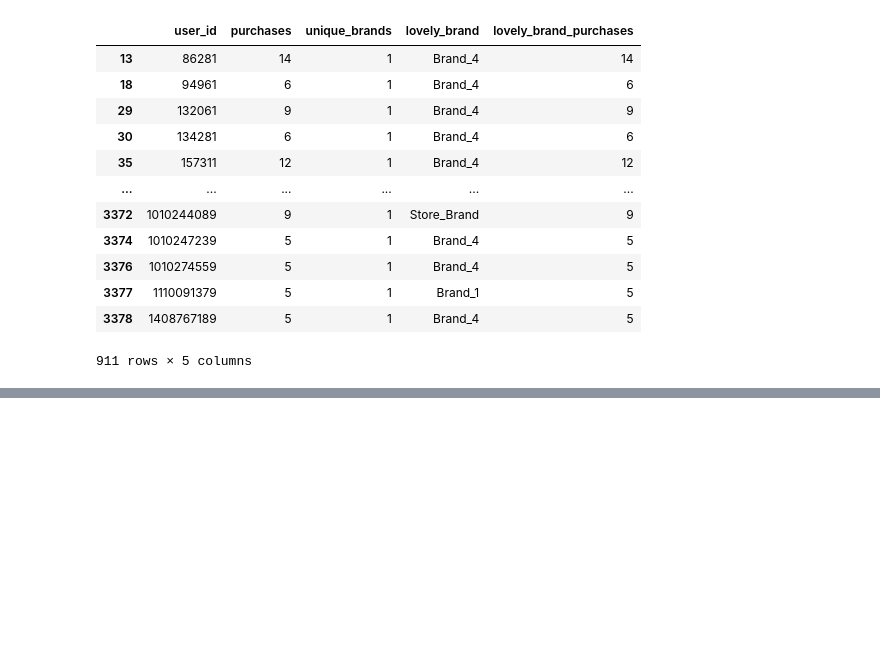
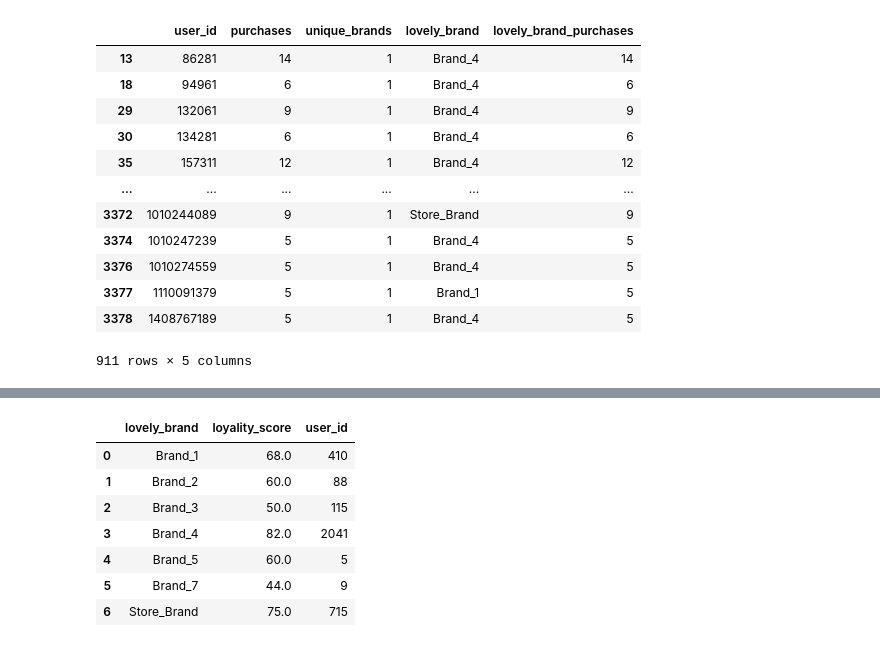
Before and after one commit to sashabocharov/reprep, a Jupyter notebook: lesson_3/my_lesson_3.ipynb, the cells around one changed output, grey strips where cells are left out. Saved outputs shown, nothing was run; the diff lists cells and outputs as text; code cells hidden in the pictures; blank space fills up the shorter version.

```diff
--- a/lesson_3/my_lesson_3.ipynb
+++ b/lesson_3/my_lesson_3.ipynb
@@ -181,0 +203,14 @@ loyal_users
+# %%
+brand_loyality = loyality_df\
+                .groupby('lovely_brand', as_index=False)\
+                .agg({'loyality_score': 'median', 'user_id': 'count'})
+brand_loyality
+# %% [output]
+|  | lovely_brand | loyality_score | user_id |
+| 0 | Brand_1 | 68.0 | 410 |
+| 1 | Brand_2 | 60.0 | 88 |
+| 2 | Brand_3 | 50.0 | 115 |
+| 3 | Brand_4 | 82.0 | 2041 |
+| 4 | Brand_5 | 60.0 | 5 |
+| 5 | Brand_7 | 44.0 | 9 |
+| 6 | Store_Brand | 75.0 | 715 |
```
Also changed, not shown: parts of 3 cells of this notebook.
